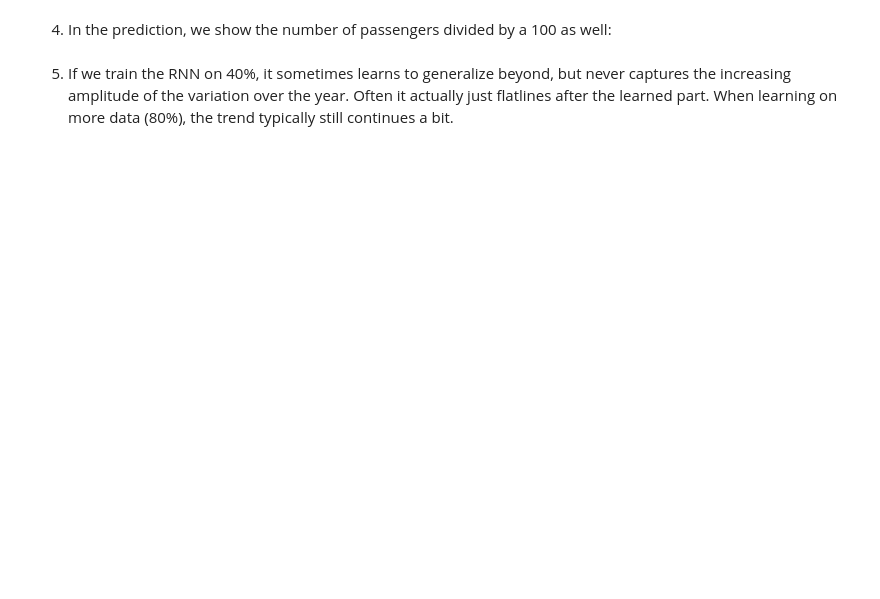
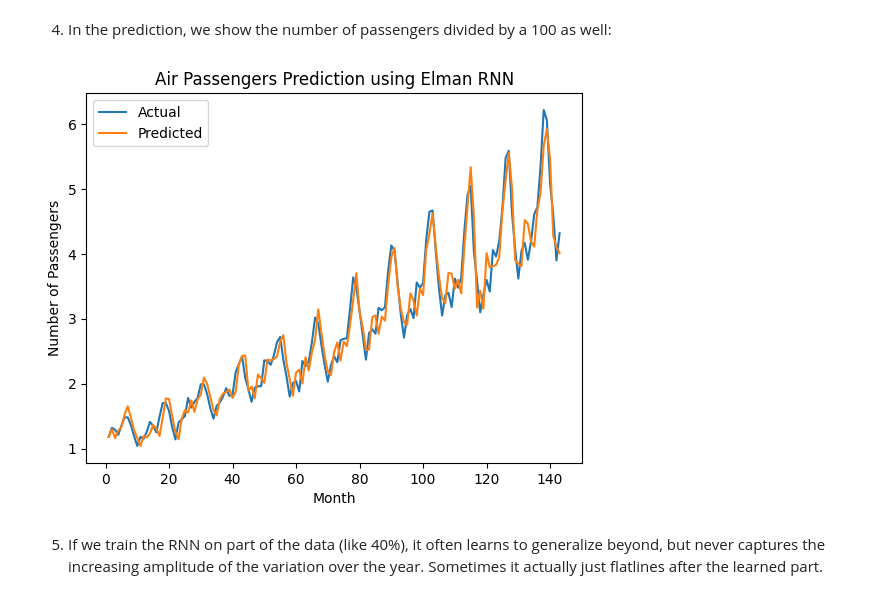
Before and after one commit to Berk98ay/recurrent_networks, a Jupyter notebook: Recurrent neural networks.ipynb, the cells around one changed output. Saved outputs shown, nothing was run; the diff lists cells and outputs as text; code cells hidden in the pictures; blank space fills up the shorter version.

```diff
--- a/Recurrent neural networks.ipynb
+++ b/Recurrent neural networks.ipynb
@@ -186,23 +204,25 @@ rnn = train(rnn, criterion, optimizer, input_tensor[:int(ratio * len(input_tenso
 # %%
 rnn.eval()
 predictions = []
 hidden = rnn.initHidden()
 for i in range(input_tensor.size(0)):
     with torch.no_grad():
         output, hidden = rnn(input_tensor[i].unsqueeze(0), hidden)
         predictions.append(output.item())
 
 # Plot the results
 plt.figure()
-plt.plot(month[1:], passengers[1:]/100.0, label='Actual')
+plt.plot(month[1:], passengers[1:]/passenger_factor, label='Actual')
 plt.plot(month[1:], predictions, label='Predicted')
 plt.xlabel('Month')
 plt.ylabel('Number of Passengers')
 plt.title('Air Passengers Prediction using Elman RNN')
 plt.legend()
 plt.show()
+# %% [output]
+[figure, added]
 # %% [markdown]
-5. If we train the RNN on 40%, it sometimes learns to generalize beyond, but never captures the increasing amplitude of the variation over the year. Often it actually just flatlines after the learned part. When learning on more data (80%), the trend typically still continues a bit.
+5. If we train the RNN on part of the data (like 40%), it often learns to generalize beyond, but never captures the increasing amplitude of the variation over the year. Sometimes it actually just flatlines after the learned part.
 # %%
 def train(rnn, criterion, optimizer, input_tensor, target_tensor, n_epochs=1000):
     outputs_list = []  # Store outputs for correlation calculation
```
Also changed, not shown: parts of 3 cells of this notebook, 1 other file.
